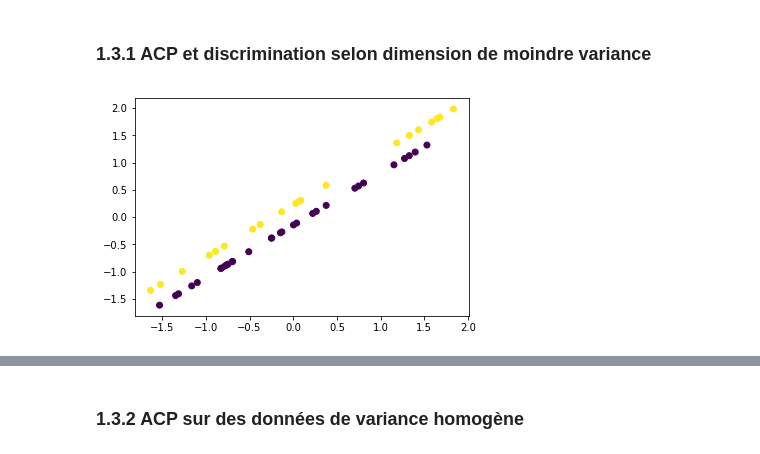
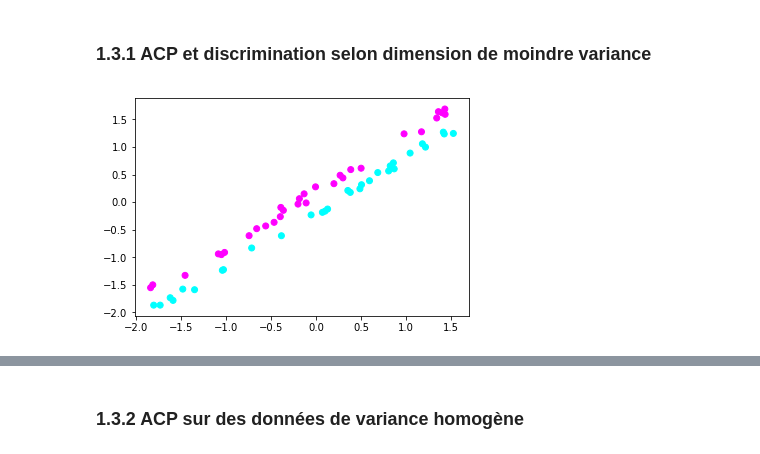
Before and after one commit to zanospi/zanospi.github.io, a Jupyter notebook: Réduction de dimensions.ipynb, the cells around one changed output, grey strips where cells are left out. Saved outputs shown, nothing was run; the diff lists cells and outputs as text; code cells hidden in the pictures.

```diff
--- a/Réduction de dimensions.ipynb
+++ b/Réduction de dimensions.ipynb
@@ -106,17 +169,19 @@ Ci-après 2 contre-exemples :
 # %%
 X11 = np.random.rand(30)*10
-X21 = X11 + 1
-X12 = np.random.rand(20)*10
-X22 = X12 + 2
+X21_bruit = np.random.rand(30) * 0.5
+X21 = X11 + 1 + X21_bruit
+X12 = np.random.rand(30)*10
+X22_bruit = np.random.rand(30) * 0.7
+X22 = X12 + 2 + X22_bruit
 X = np.array([np.concatenate((X11,X12)),
               np.concatenate((X21,X22))]).T
-y = np.concatenate((np.zeros(30), np.ones(20)))
+y = np.concatenate((np.zeros(30), np.ones(30)))
 X = preprocessing.scale(X, with_mean=True, with_std=True)
 # %%
-plt.scatter(X[:, 0], X[:, 1], c=y)
+plt.scatter(X[:, 0], X[:, 1], c=y, cmap=plt.cm.cool)
 plt.show()
 # %% [output]
-[figure, old version]
+[figure, new version]
 # %%
 pca = decomposition.PCA(n_components=2)
 X_PC2 = pca.fit(X).transform(X)
```
Also changed, not shown: parts of 18 cells of this notebook.
